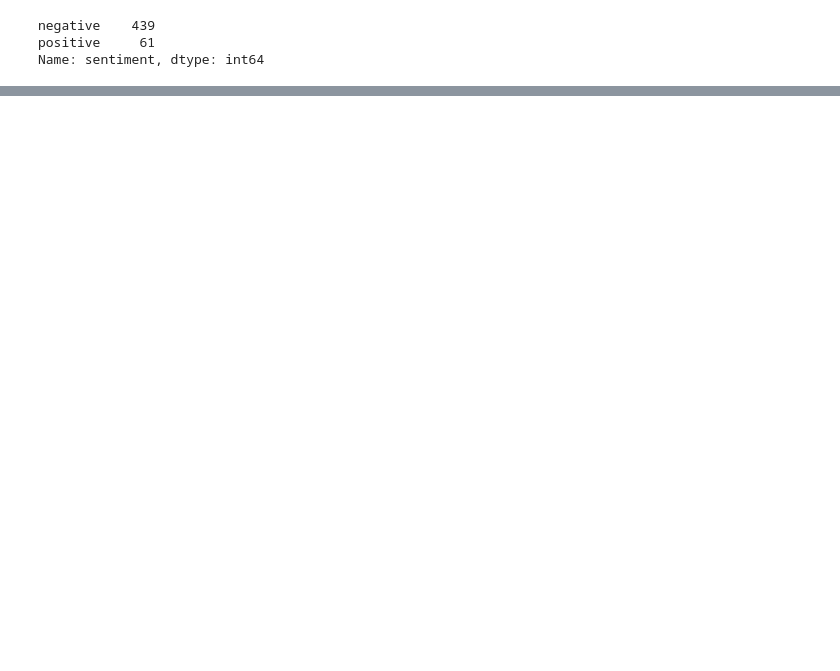
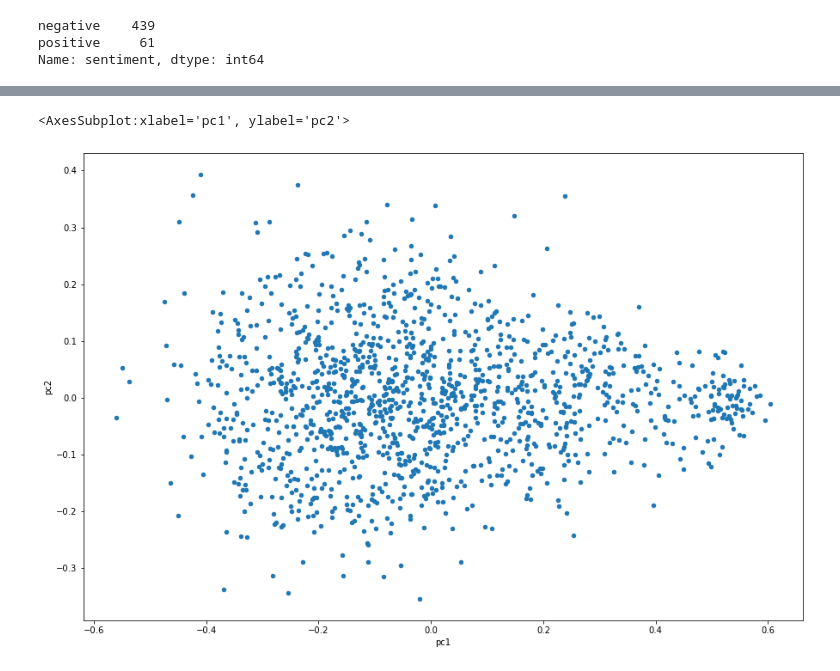
Before and after one commit to JoshuaBonacorsi/TwitterWebMining, a Jupyter notebook: project.ipynb, the cells around one changed output, grey strips where cells are left out. Saved outputs shown, nothing was run; the diff lists cells and outputs as text; code cells hidden in the pictures; blank space fills up the shorter version.

```diff
--- a/project.ipynb
+++ b/project.ipynb
@@ -374,0 +375,18 @@ Name: sentiment, dtype: int64
+# %%
+from gensim.models import Word2Vec
+from gensim.test.utils import common_texts
+
+final_stopwords_list = stopwords.words('english') + stopwords.words('french') + list(string.punctuation)
+
+texts = [lm(tweet) for tweet in df.text.tolist()]
+texts_non_stopwords = []
+
+for list_word in texts:
+    cleaned_list = []
+    for word in list_word :
+        if not word.lower() in final_stopwords_list:
+            cleaned_list.append(word.lower())
+    texts_non_stopwords.append(cleaned_list)
+
+word2vec = Word2Vec(texts_non_stopwords, min_count=2, window=4)
+print(word2vec)
@@ -374,0 +395,4 @@ Name: sentiment, dtype: int64
+# %%
+vocabulary = word2vec.wv.index_to_key
+print(vocabulary)
+print(len(vocabulary))
@@ -374,0 +413,5 @@ Name: sentiment, dtype: int64
+# %%
+pca = PCA(n_components=2)
+pca_results = pca.fit_transform(word2vec.wv.get_normed_vectors())
+pca_df = pd.DataFrame(pca_results, index=vocabulary, columns=["pc1","pc2"])
+pca_df
@@ -374,0 +432,5 @@ Name: sentiment, dtype: int64
+# %%
+pca_df.plot(x='pc1',y='pc2',kind="scatter",figsize=(15, 10))
+# %% [output]
+<AxesSubplot:xlabel='pc1', ylabel='pc2'>
+[figure, added]
```
Also changed, not shown: parts of 13 cells of this notebook.
